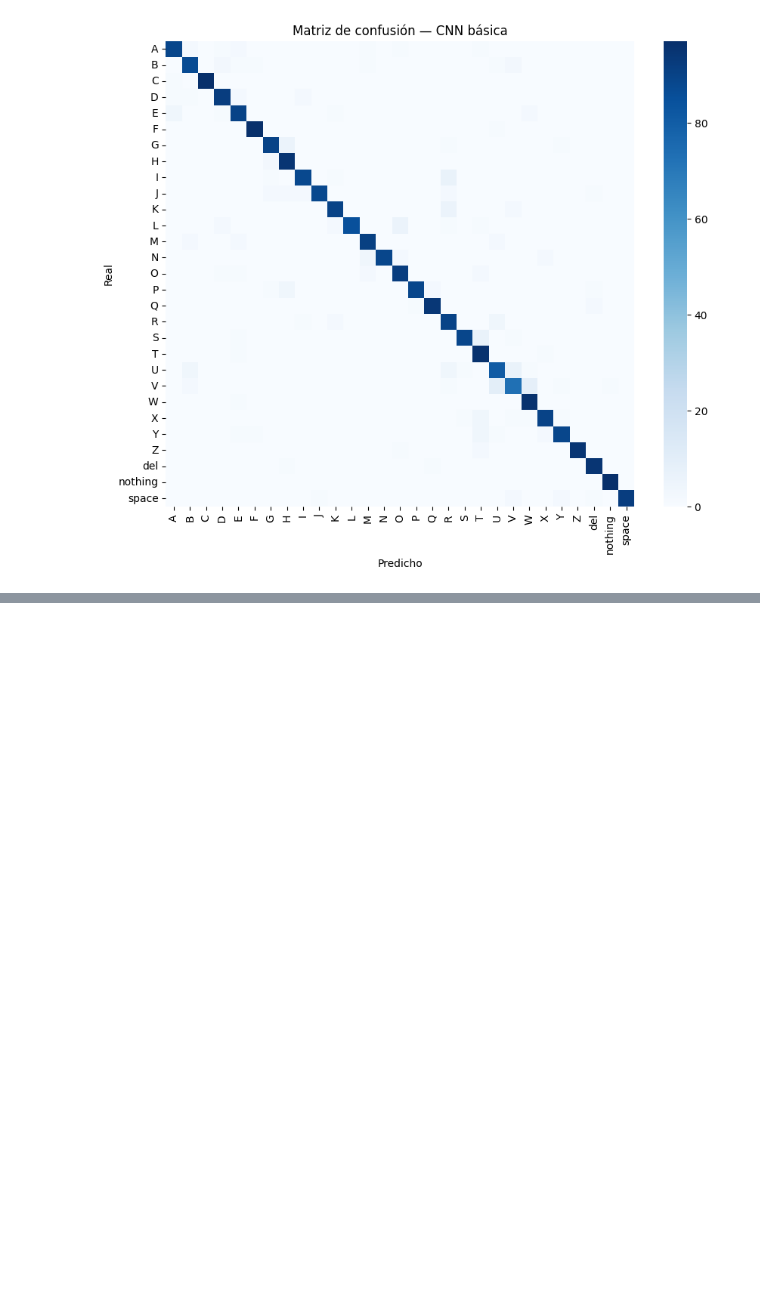
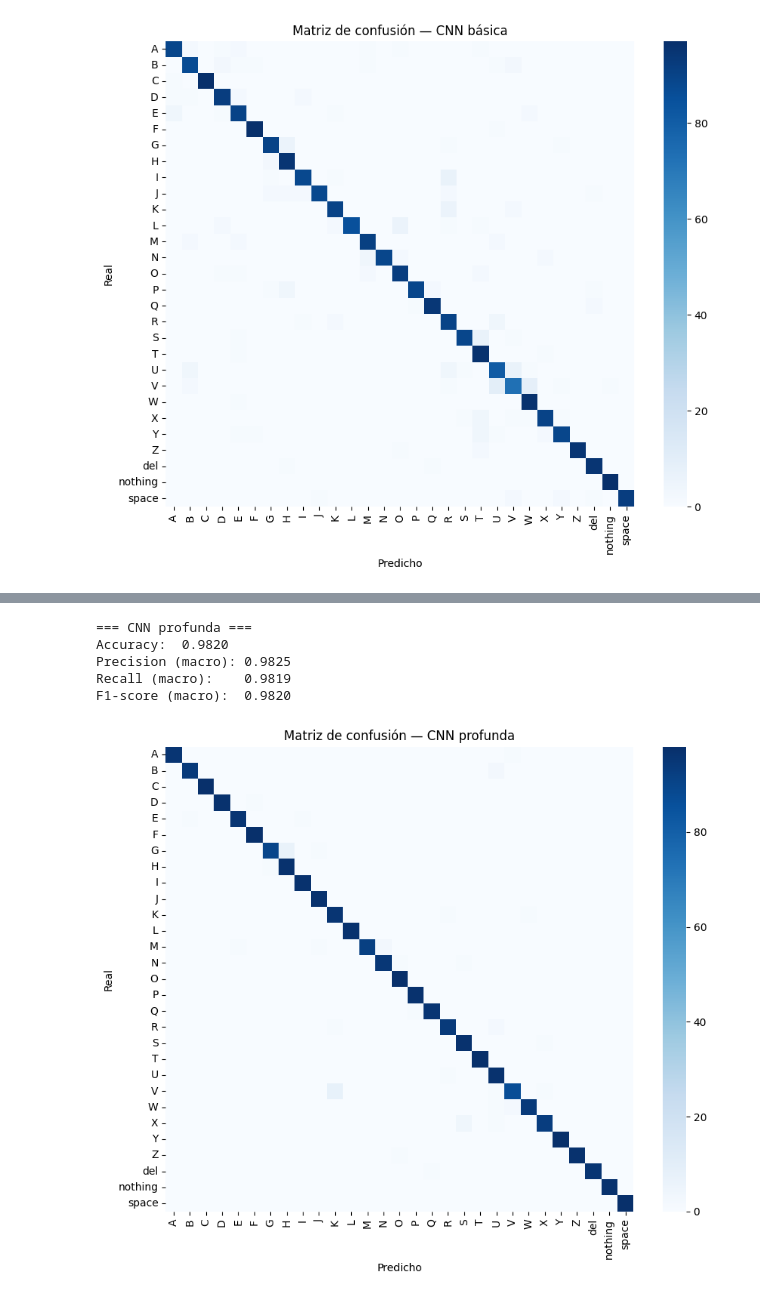
Before and after one commit to tismajo/CC3084-Laboratorio3, a Jupyter notebook: modelado.ipynb, the cells around one changed output, grey strips where cells are left out. Drawn from its saved outputs; the diff is of its cells as text; code cells hidden in the pictures; blank space fills up the shorter version.

Commit message:
feat(modelado): ejercicio 4 - modelo 2 CNN profunda y comparacion de las dos CNN

```diff
--- a/modelado.ipynb
+++ b/modelado.ipynb
@@ -250,0 +313,10 @@ F1-score (macro):  0.9289
+# %%
+y_true, y_pred_profunda = predecir(cnn_profunda, test_loader)
+resultados.append(evaluar_modelo("CNN profunda", y_true, y_pred_profunda, class_names))
+# %% [output]
+=== CNN profunda ===
+Accuracy:  0.9820
+Precision (macro): 0.9825
+Recall (macro):    0.9819
+F1-score (macro):  0.9820
+[figure, added]
```
Also changed, not shown: parts of 6 cells of this notebook.
